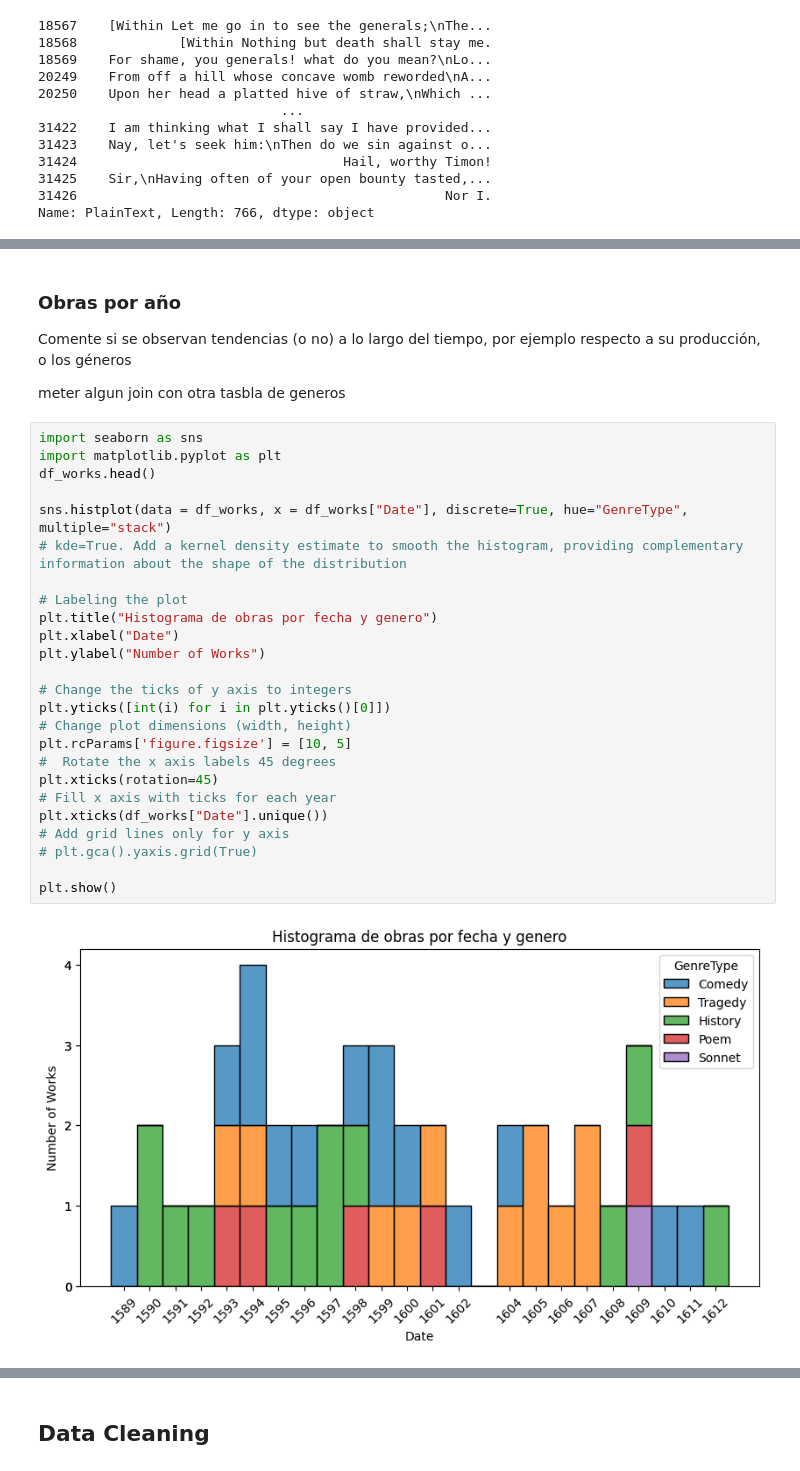
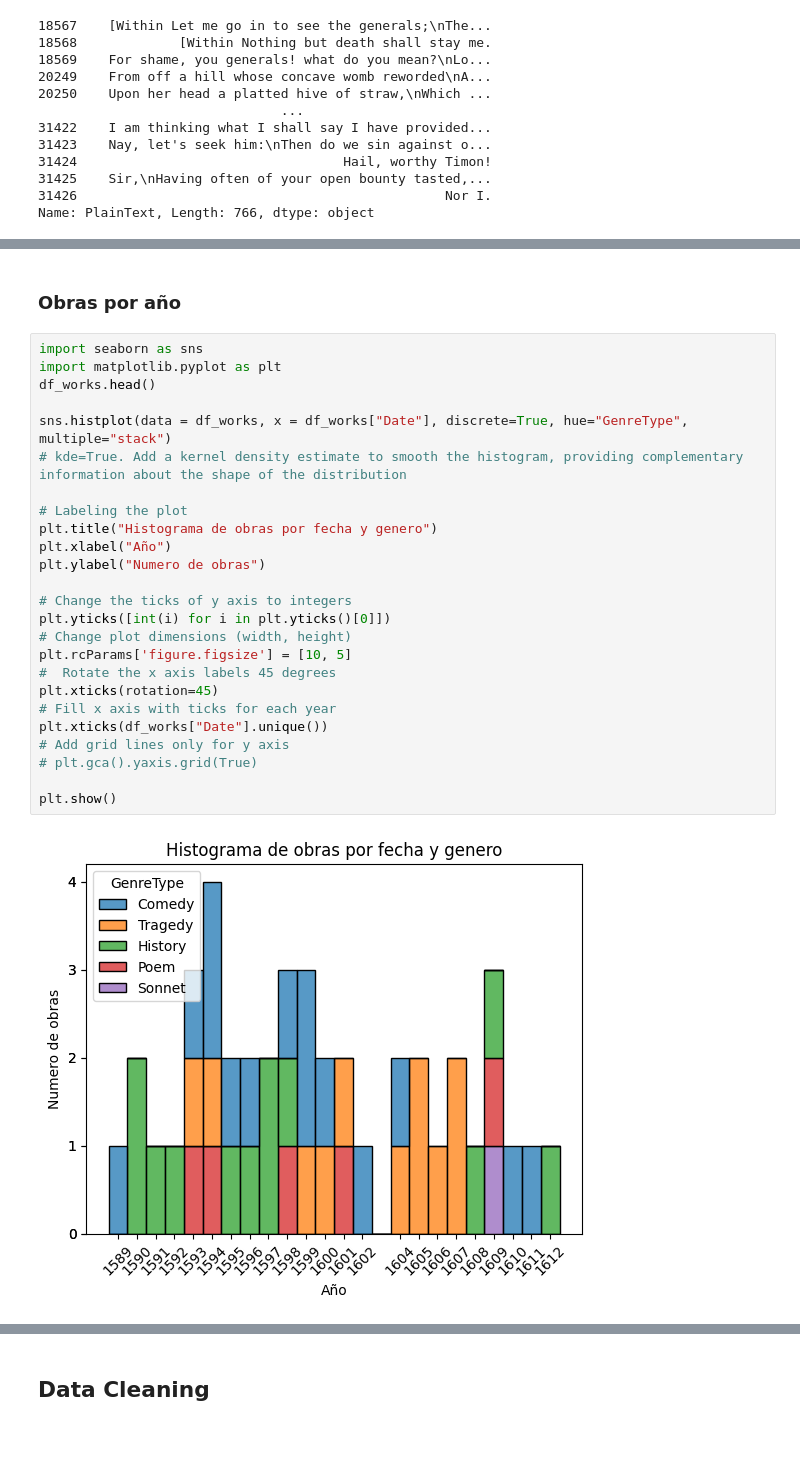
Before and after one commit to enzofali/intro-cd, a Jupyter notebook: Tarea_1/Tarea1_resolucion.ipynb, the cells around one changed output, grey strips where cells are left out. Drawn from its saved outputs; the diff is of its cells as text; blank space fills up the shorter version.

```diff
--- a/Tarea_1/Tarea1_resolucion.ipynb
+++ b/Tarea_1/Tarea1_resolucion.ipynb
@@ -270,33 +282,29 @@ plt.show()
-# %% [markdown]
- ### Obras por año
-
-Comente si se observan tendencias (o no) a lo largo del tiempo, por ejemplo respecto a su producción, o los géneros
-
-meter algun join con otra tasbla de generos
+# %% [markdown]
+ ### Obras por año
 # %%
 import seaborn as sns
 import matplotlib.pyplot as plt
 df_works.head()
 
 sns.histplot(data = df_works, x = df_works["Date"], discrete=True, hue="GenreType", multiple="stack")
 # kde=True. Add a kernel density estimate to smooth the histogram, providing complementary information about the shape of the distribution
 
 # Labeling the plot
 plt.title("Histograma de obras por fecha y genero")
-plt.xlabel("Date")
-plt.ylabel("Number of Works")
+plt.xlabel("Año")
+plt.ylabel("Numero de obras")
 
 # Change the ticks of y axis to integers
 plt.yticks([int(i) for i in plt.yticks()[0]])
 # Change plot dimensions (width, height)
 plt.rcParams['figure.figsize'] = [10, 5]
 #  Rotate the x axis labels 45 degrees
 plt.xticks(rotation=45)
 # Fill x axis with ticks for each year
 plt.xticks(df_works["Date"].unique())
 # Add grid lines only for y axis
 # plt.gca().yaxis.grid(True)
 
 plt.show()
 # %% [output]
-[figure, old version]
+[figure, new version]
```
Also changed, not shown: parts of 21 cells of this notebook, 1 other file.
